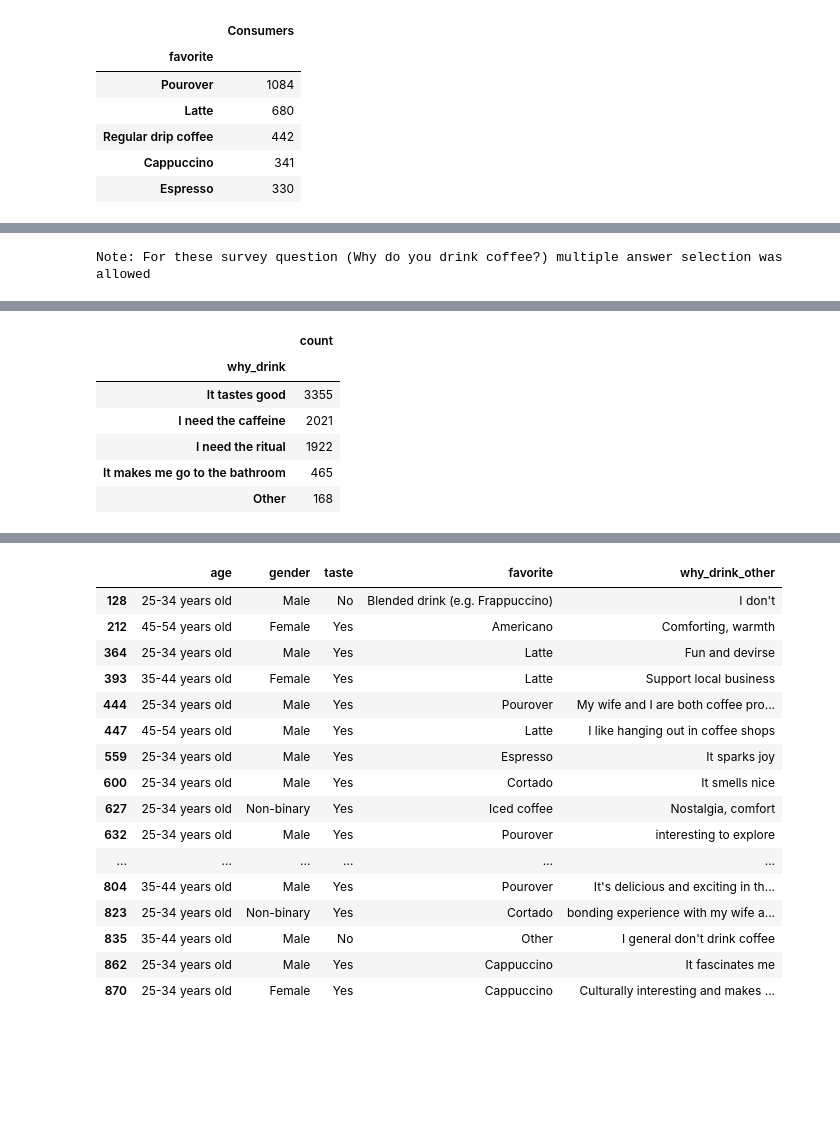
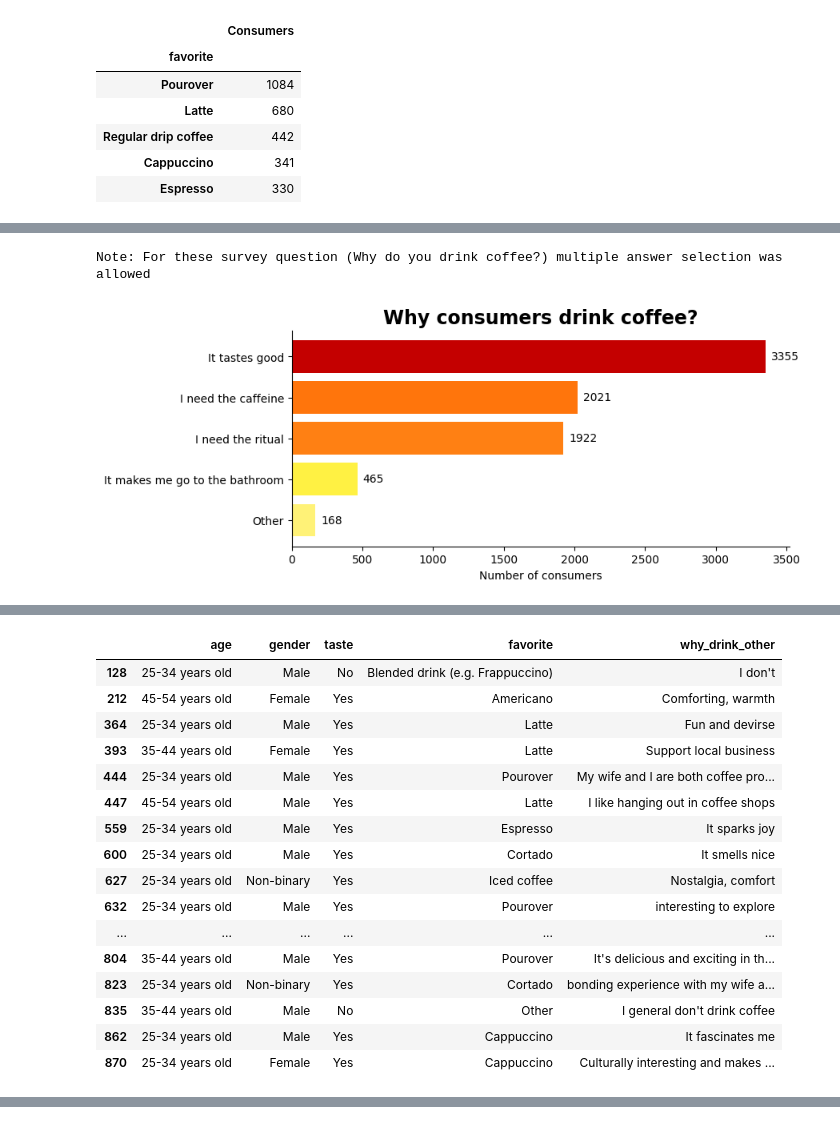
Before and after one commit to briella-codes/coffee_survey, a Jupyter notebook: notebooks/survey_analysis_english.ipynb, the cells around one changed output, grey strips where cells are left out. Drawn from its saved outputs; the diff is of its cells as text; code cells hidden in the pictures; blank space fills up the shorter version.

```diff
--- a/notebooks/survey_analysis_english.ipynb
+++ b/notebooks/survey_analysis_english.ipynb
@@ -352,14 +333,19 @@ summary(fav_coffee_by_age, show="display")
 # %%
 print_title("WHY CONSUMERS DRINK COFFEE??")
 print("Note: For these survey question (Why do you drink coffee?) multiple answer selection was allowed")
 
-count_by_why_drink = group_and_count(survey_df_eda,"why_drink").sort_values(ascending=False)
+count_by_why_drink = group_and_count(survey_df_eda,"why_drink").sort_values(ascending=True)
+fig, ax_why = plt.subplots(figsize=(9,3))
+ax_xy_labels = ("Number of consumers","")
 
-summary(count_by_why_drink, show="display")
+graphic_horizontal_bar_chart(ax_why,count_by_why_drink,"Why consumers drink coffee?",ax_xy_labels)
+plt.tight_layout()
+plt.show()
 
 print_subtitle("Other reasons why consumers drink coffee:")
 df_other_why = survey_df_eda[survey_df_eda['why_drink_other'].notna()]
 show_df(df_other_why[['age','gender','taste','favorite','why_drink_other']].head(20))
 # %% [output]
 [interactive output not drawn]
 Note: For these survey question (Why do you drink coffee?) multiple answer selection was allowed
+[figure, added]
@@ -366,7 +353,17 @@ Note: For these survey question (Why do you drink coffee?) multiple answer selec
-|  | count |
-| why_drink |  |
-| It tastes good | 3355 |
-| I need the caffeine | 2021 |
-| I need the ritual | 1922 |
-| It makes me go to the bathroom | 465 |
-| Other | 168 |
+|  | age | gender | taste | favorite | why_drink_other |
+| 128 | 25-34 years old | Male | No | Blended drink (e.g. Frappuccino) | I don't |
+| 212 | 45-54 years old | Female | Yes | Americano | Comforting, warmth |
+| 364 | 25-34 years old | Male | Yes | Latte | Fun and devirse |
+| 393 | 35-44 years old | Female | Yes | Latte | Support local business |
+| 444 | 25-34 years old | Male | Yes | Pourover | My wife and I are both coffee pro... |
+| 447 | 45-54 years old | Male | Yes | Latte | I like hanging out in coffee shops |
+| 559 | 25-34 years old | Male | Yes | Espresso | It sparks joy |
+| 600 | 25-34 years old | Male | Yes | Cortado | It smells nice |
+| 627 | 25-34 years old | Non-binary | Yes | Iced coffee | Nostalgia, comfort |
+| 632 | 25-34 years old | Male | Yes | Pourover | interesting to explore |
+| ... | ... | ... | ... | ... | ... |
+| 804 | 35-44 years old | Male | Yes | Pourover | It's delicious and exciting in th... |
+| 823 | 25-34 years old | Non-binary | Yes | Cortado | bonding experience with my wife a... |
+| 835 | 35-44 years old | Male | No | Other | I general don't drink coffee |
+| 862 | 25-34 years old | Male | Yes | Cappuccino | It fascinates me |
+| 870 | 25-34 years old | Female | Yes | Cappuccino | Culturally interesting and makes ... |
@@ -374,20 +370,3 @@ Note: For these survey question (Why do you drink coffee?) multiple answer selec
-|  | age | gender | taste | favorite | why_drink_other |
-| 128 | 25-34 years old | Male | No | Blended drink (e.g. Frappuccino) | I don't |
-| 212 | 45-54 years old | Female | Yes | Americano | Comforting, warmth |
-| 364 | 25-34 years old | Male | Yes | Latte | Fun and devirse |
-| 393 | 35-44 years old | Female | Yes | Latte | Support local business |
-| 444 | 25-34 years old | Male | Yes | Pourover | My wife and I are both coffee pro... |
-| 447 | 45-54 years old | Male | Yes | Latte | I like hanging out in coffee shops |
-| 559 | 25-34 years old | Male | Yes | Espresso | It sparks joy |
-| 600 | 25-34 years old | Male | Yes | Cortado | It smells nice |
-| 627 | 25-34 years old | Non-binary | Yes | Iced coffee | Nostalgia, comfort |
-| 632 | 25-34 years old | Male | Yes | Pourover | interesting to explore |
-| ... | ... | ... | ... | ... | ... |
-| 804 | 35-44 years old | Male | Yes | Pourover | It's delicious and exciting in th... |
-| 823 | 25-34 years old | Non-binary | Yes | Cortado | bonding experience with my wife a... |
-| 835 | 35-44 years old | Male | No | Other | I general don't drink coffee |
-| 862 | 25-34 years old | Male | Yes | Cappuccino | It fascinates me |
-| 870 | 25-34 years old | Female | Yes | Cappuccino | Culturally interesting and makes ... |
 # %%
 print_title("CONSUMER COUNT BY <br> COFFEE STRENGTH AND DAILY CUPS")
 
```
Also changed, not shown: parts of 7 cells of this notebook, 2 other files.
